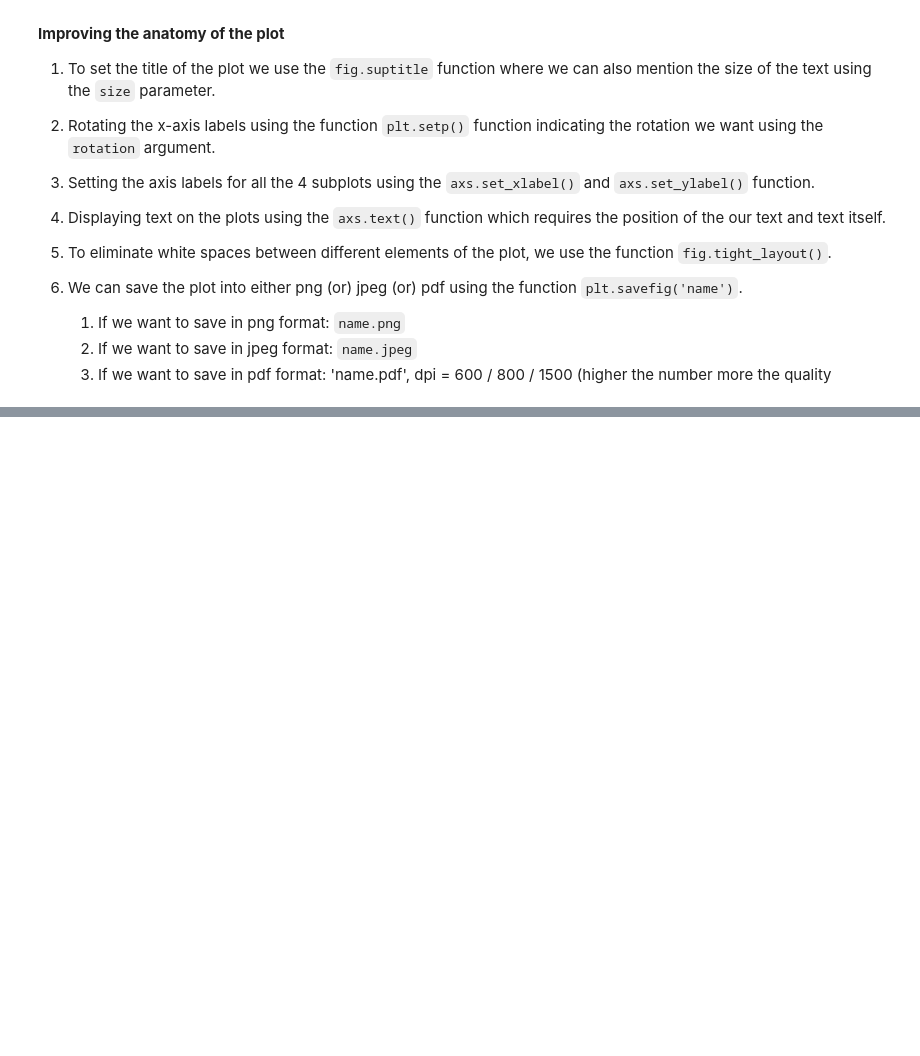
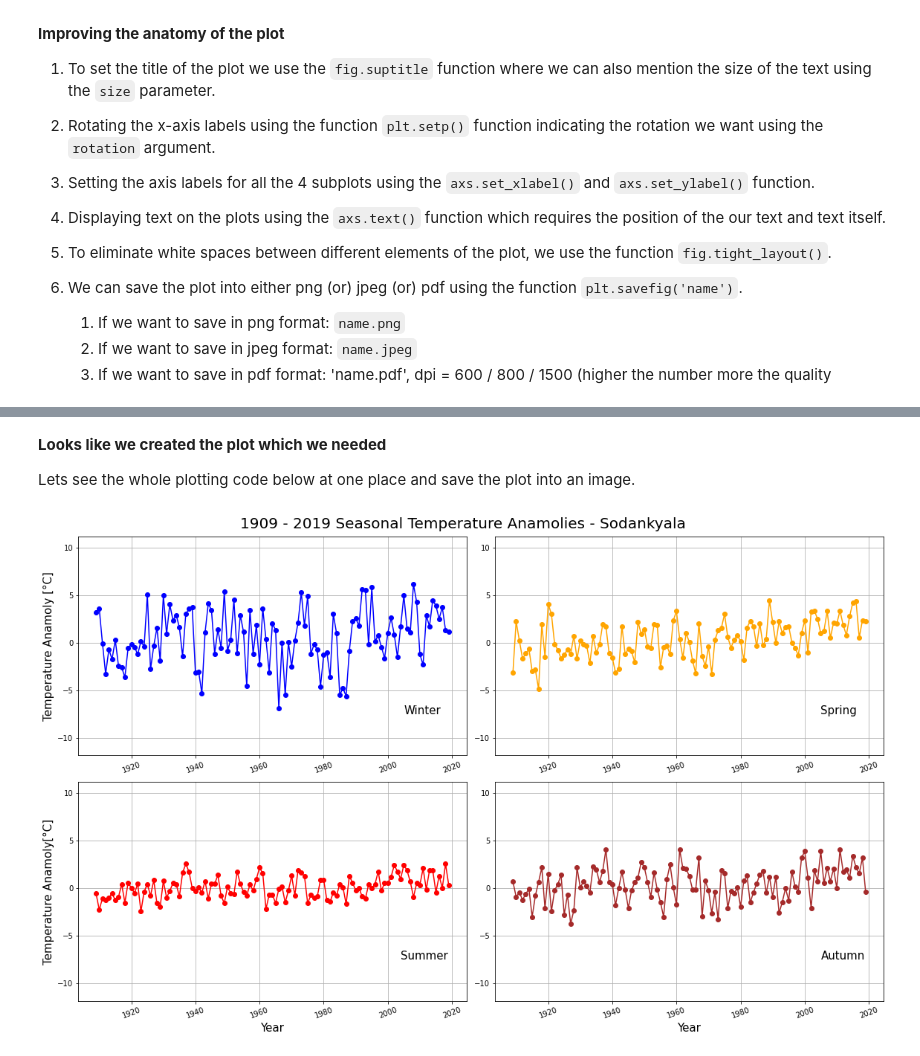
Before and after one commit to saiga143/geopython, a Jupyter notebook: exercise-1/temp_anamolies.ipynb, the cells around one changed output, grey strips where cells are left out. Cells and saved outputs as stored; diff of their text form; code cells hidden in the pictures; blank space fills up the shorter version.

```diff
--- a/exercise-1/temp_anamolies.ipynb
+++ b/exercise-1/temp_anamolies.ipynb
@@ -661,0 +661,63 @@ plt.savefig('temp_anom.pdf', dpi=600)
+# %% [markdown]
+**Looks like we created the plot which we needed**
+
+Lets see the whole plotting code below at one place and save the plot into an image.
+# %%
+# Find lower limit for y-axis
+min_temp = min(winter_grouped.min(), spring_grouped.min(), summer_grouped.min(), autumn_grouped.min())
+min_temp = min_temp - 5.0
+
+# Find upper limit for y-axis
+max_temp = max(winter_grouped.max(), spring_grouped.max(), summer_grouped.max(), autumn_grouped.max())
+max_temp = max_temp + 5.0
+
+
+fig, axs = plt.subplots(nrows=2, ncols=2, figsize=(16,10));
+axs
+
+ax11 = axs[0][0]
+ax12 = axs[0][1]
+ax21 = axs[1][0]
+ax22 = axs[1][1]
+
+# Set plot line width
+line_width = 1.5
+
+# Plot data
+winter_grouped.plot(ax=ax11, c='blue', lw=line_width, style = 'ro-',
+                  ylim=[min_temp, max_temp], grid=True)
+spring_grouped.plot(ax=ax12, c='orange', lw=line_width, style = 'ro-',
+                  ylim=[min_temp, max_temp], grid=True)
+summer_grouped.plot(ax=ax21, c='red', lw=line_width, style = 'ro-',
+                  ylim=[min_temp, max_temp], grid=True)
+autumn_grouped.plot(ax=ax22, c='brown', lw=line_width, style = 'ro-',
+                  ylim=[min_temp, max_temp], grid=True)
+
+# Set figure title
+fig.suptitle('1909 - 2019 Seasonal Temperature Anamolies - Sodankyala', size = 20)
+
+# Rotate the x-axis labels so they don't overlap
+plt.setp(ax11.xaxis.get_majorticklabels(), rotation=20)
+plt.setp(ax12.xaxis.get_majorticklabels(), rotation=20)
+plt.setp(ax21.xaxis.get_majorticklabels(), rotation=20)
+plt.setp(ax22.xaxis.get_majorticklabels(), rotation=20)
+
+# Axis labels
+ax21.set_xlabel('Year', size = 15)
+ax22.set_xlabel('Year', size = 15)
+ax11.set_ylabel('Temperature Anamoly [°C]', size = 15)
+ax11.set_xlabel("")
+ax12.set_xlabel("")
+ax21.set_ylabel('Temperature Anamoly[°C]', size = 15)
+
+# Season label text
+ax11.text(2005, -7.5, 'Winter', size = 15)
+ax12.text(2005, -7.5, 'Spring', size = 15)
+ax21.text(2004, -7.5, 'Summer', size = 15)
+ax22.text(2005, -7.5, 'Autumn', size = 15)
+
+fig.tight_layout()
+
+plt.savefig('temp_anom.jpeg', )
+# %% [output]
+[figure, added]
```
Also changed, not shown: parts of 1 cell of this notebook, 1 other file.
